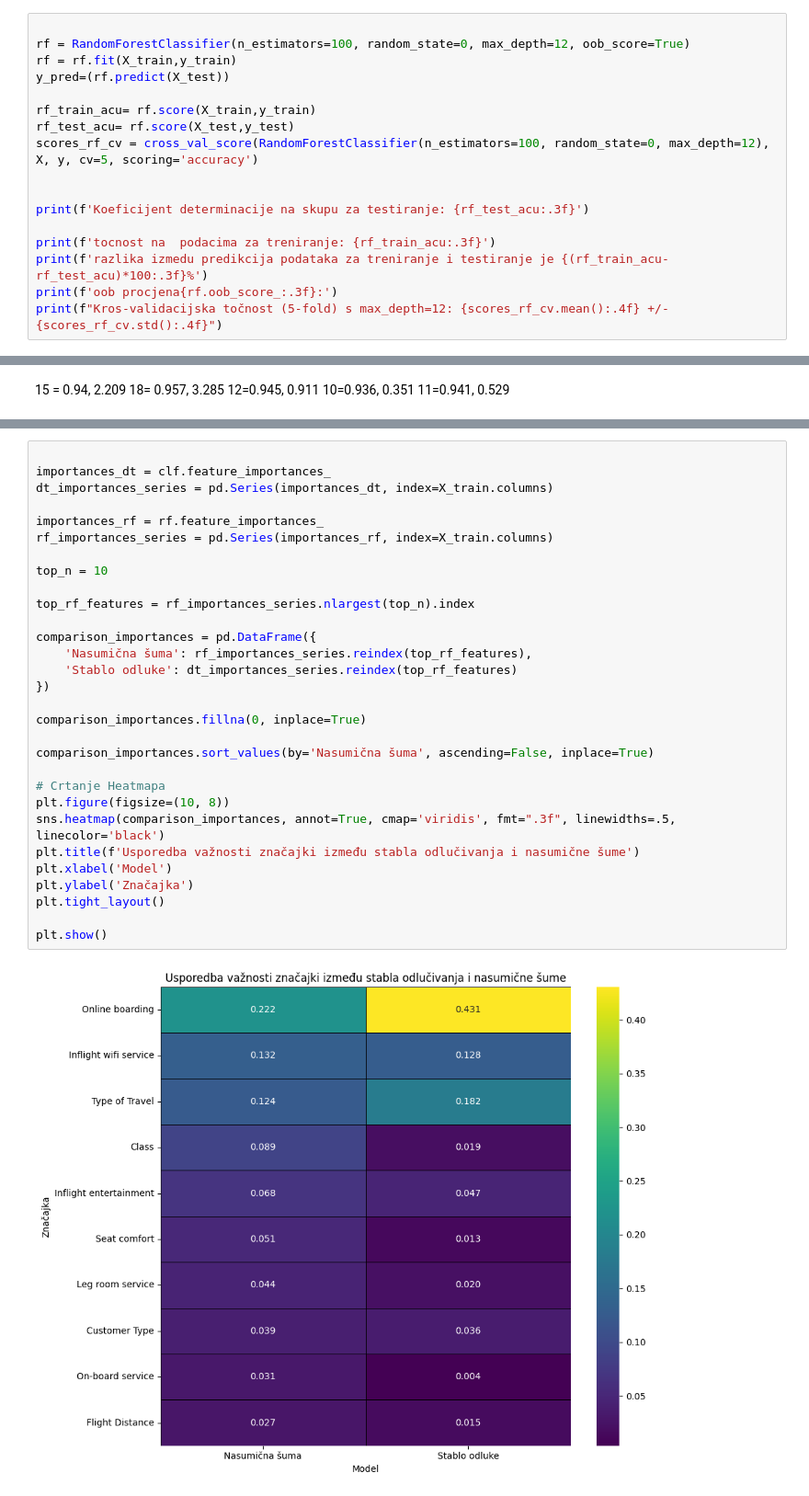
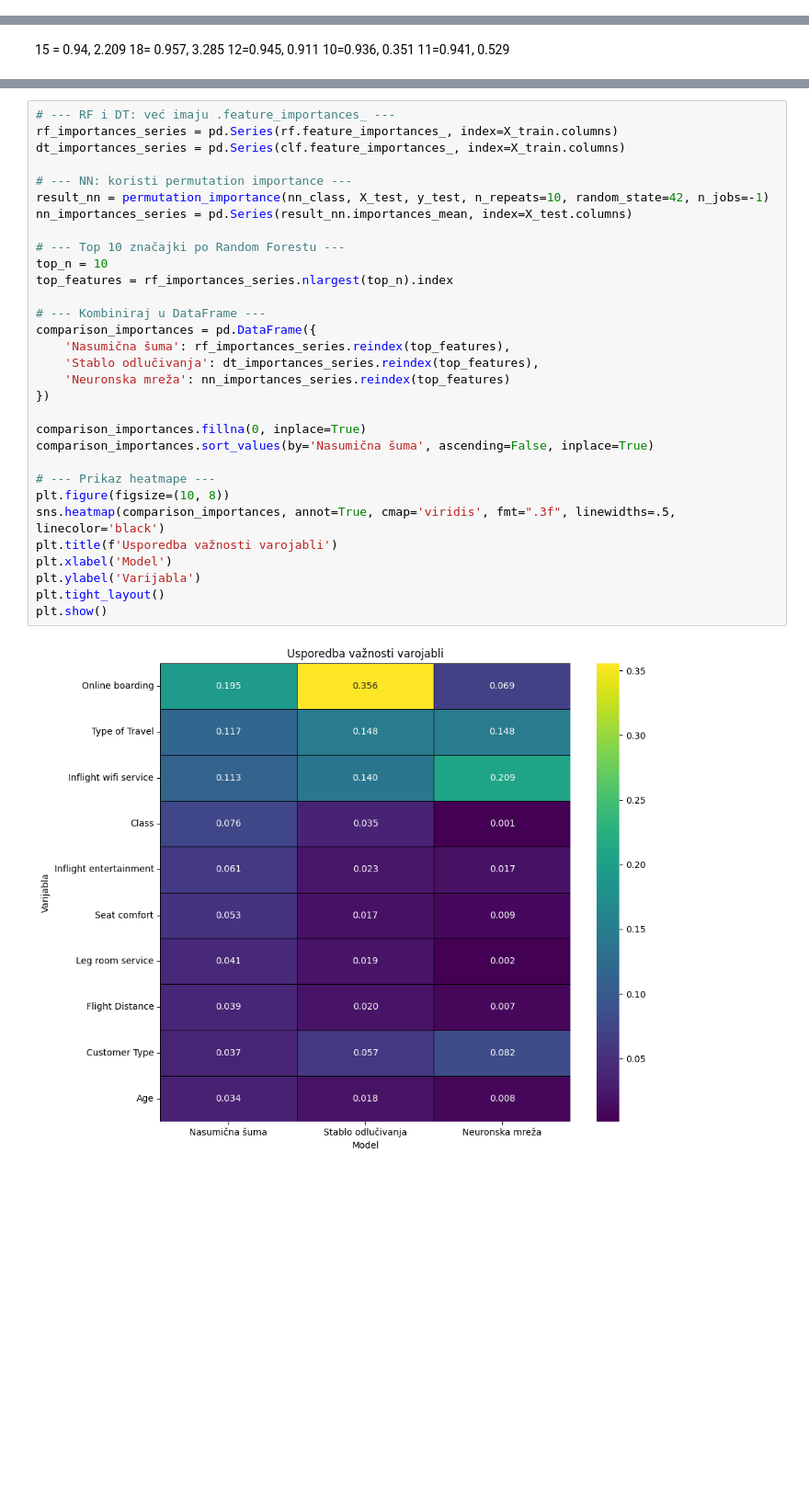
Before and after one commit to T-Kvesic/Primjena-algoritama-strojnog-u-enja-u-predvi-anju-nezadovoljstva-avio-putnika-, a Jupyter notebook: diplomski-main/avioZadovoljstvo.ipynb, the cells around one changed output, grey strips where cells are left out. Shown: that part at 92% size. Saved outputs shown, nothing was run; the diff lists cells and outputs as text; blank space fills up the shorter version.

```diff
--- a/diplomski-main/avioZadovoljstvo.ipynb
+++ b/diplomski-main/avioZadovoljstvo.ipynb
@@ -304,17 +492,0 @@ Kros-validacijska točnost (5-fold): 0.9382 +/- 0.0051
-# %%
-
-rf = RandomForestClassifier(n_estimators=100, random_state=0, max_depth=12, oob_score=True)
-rf = rf.fit(X_train,y_train)
-y_pred=(rf.predict(X_test))
-
-rf_train_acu= rf.score(X_train,y_train)
-rf_test_acu= rf.score(X_test,y_test)
-scores_rf_cv = cross_val_score(RandomForestClassifier(n_estimators=100, random_state=0, max_depth=12), X, y, cv=5, scoring='accuracy')
-
-
-print(f'Koeficijent determinacije na skupu za testiranje: {rf_test_acu:.3f}')
-
-print(f'tocnost na  podacima za treniranje: {rf_train_acu:.3f}')
-print(f'razlika izmedu predikcija podataka za treniranje i testiranje je {(rf_train_acu-rf_test_acu)*100:.3f}%')
-print(f'oob procjena{rf.oob_score_:.3f}:')
-print(f"Kros-validacijska točnost (5-fold) s max_depth=12: {scores_rf_cv.mean():.4f} +/- {scores_rf_cv.std():.4f}")
@@ -420,32 +627,33 @@ F1-score za nasumičnu šumu: 0.95
 # %%
+# --- RF i DT: već imaju .feature_importances_ ---
+rf_importances_series = pd.Series(rf.feature_importances_, index=X_train.columns)
+dt_importances_series = pd.Series(clf.feature_importances_, index=X_train.columns)
 
-importances_dt = clf.feature_importances_
-dt_importances_series = pd.Series(importances_dt, index=X_train.columns)
+# --- NN: koristi permutation importance ---
+result_nn = permutation_importance(nn_class, X_test, y_test, n_repeats=10, random_state=42, n_jobs=-1)
+nn_importances_series = pd.Series(result_nn.importances_mean, index=X_test.columns)
 
-importances_rf = rf.feature_importances_
-rf_importances_series = pd.Series(importances_rf, index=X_train.columns)
+# --- Top 10 značajki po Random Forestu ---
+top_n = 10
+top_features = rf_importances_series.nlargest(top_n).index
 
-top_n = 10
-
-top_rf_features = rf_importances_series.nlargest(top_n).index
-
+# --- Kombiniraj u DataFrame ---
 comparison_importances = pd.DataFrame({
-    'Nasumična šuma': rf_importances_series.reindex(top_rf_features),
-    'Stablo odluke': dt_importances_series.reindex(top_rf_features)
+    'Nasumična šuma': rf_importances_series.reindex(top_features),
+    'Stablo odlučivanja': dt_importances_series.reindex(top_features),
+    'Neuronska mreža': nn_importances_series.reindex(top_features)
 })
 
 comparison_importances.fillna(0, inplace=True)
-
 comparison_importances.sort_values(by='Nasumična šuma', ascending=False, inplace=True)
 
-# Crtanje Heatmapa
+# --- Prikaz heatmape ---
 plt.figure(figsize=(10, 8))
 sns.heatmap(comparison_importances, annot=True, cmap='viridis', fmt=".3f", linewidths=.5, linecolor='black')
-plt.title(f'Usporedba važnosti značajki između stabla odlučivanja i nasumične šume')
+plt.title(f'Usporedba važnosti varojabli')
 plt.xlabel('Model')
-plt.ylabel('Značajka')
+plt.ylabel('Varijabla')
 plt.tight_layout()
-
 plt.show()
 # %% [output]
-[figure, old version]
+[figure, new version]
```
Also changed, not shown: parts of 34 cells of this notebook, 2 other files.
